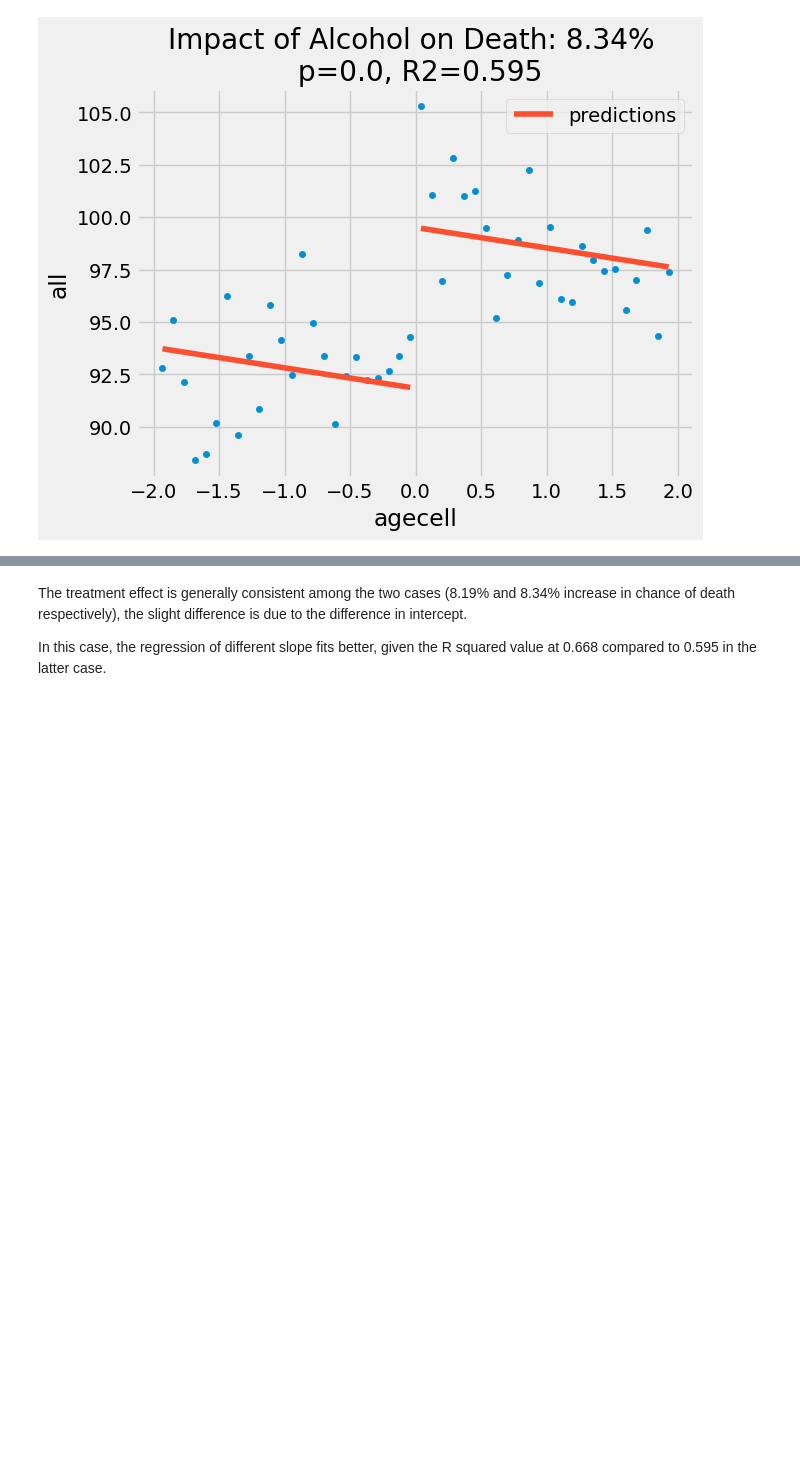
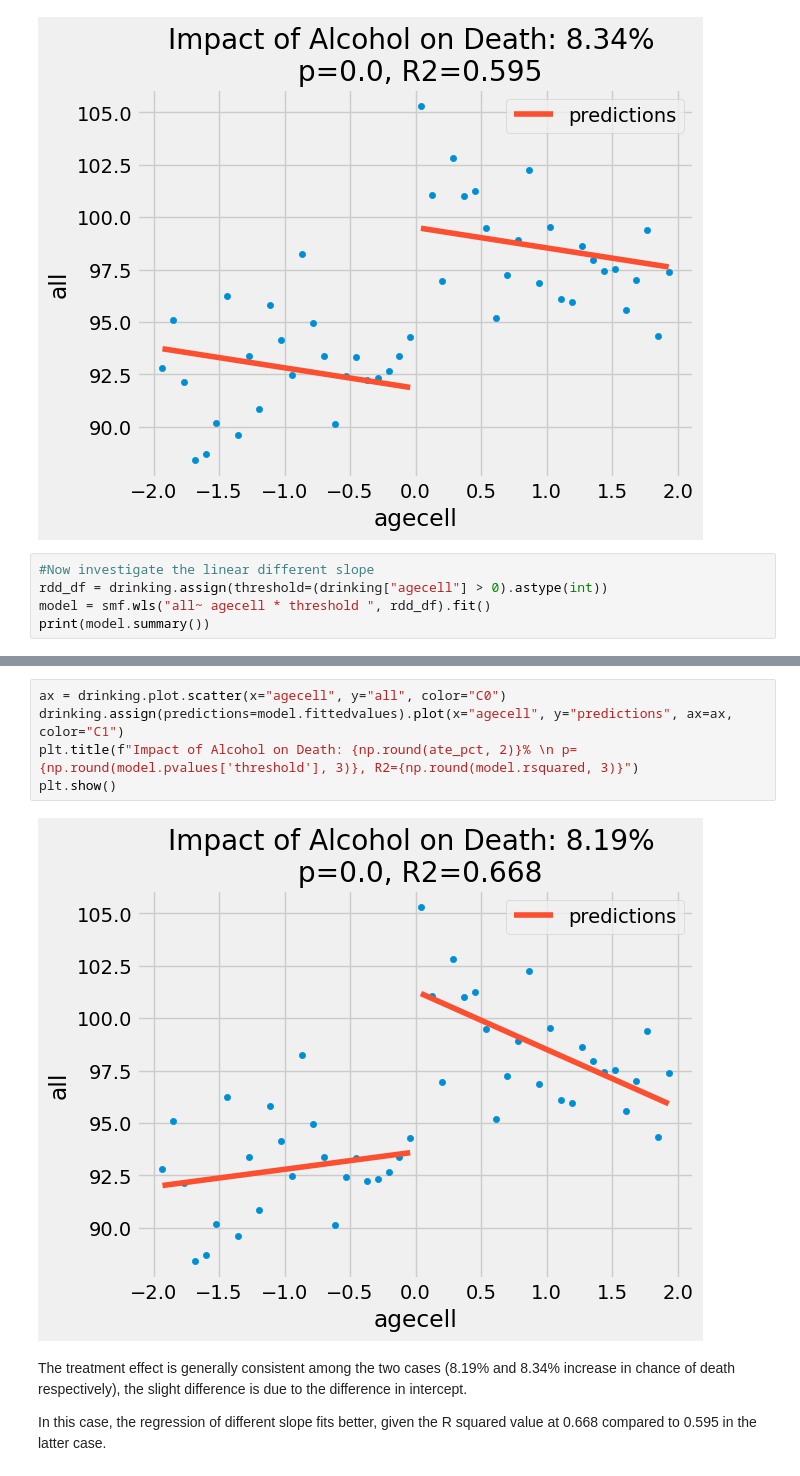
Before and after one commit to yui661/QM2, a Jupyter notebook: notebooks/W09. Regression Discontinuity.ipynb, the cells around one changed output, grey strips where cells are left out. Cells and saved outputs as stored; diff of their text form; blank space fills up the shorter version.

```diff
--- a/notebooks/W09. Regression Discontinuity.ipynb
+++ b/notebooks/W09. Regression Discontinuity.ipynb
@@ -272,3 +271,8 @@ plt.title(f"Impact of Alcohol on Death: {np.round(ate_pct2, 2)}% \n p={np.round(
 plt.show()
 # %% [output]
 [figure]
+# %%
+#Now investigate the linear different slope
+rdd_df = drinking.assign(threshold=(drinking["agecell"] > 0).astype(int))
+model = smf.wls("all~ agecell * threshold ", rdd_df).fit()
+print(model.summary())
@@ -275,3 +303,10 @@ plt.show()
+# %%
+ax = drinking.plot.scatter(x="agecell", y="all", color="C0")
+drinking.assign(predictions=model.fittedvalues).plot(x="agecell", y="predictions", ax=ax, color="C1")
+plt.title(f"Impact of Alcohol on Death: {np.round(ate_pct, 2)}% \n p={np.round(model.pvalues['threshold'], 3)}, R2={np.round(model.rsquared, 3)}")
+plt.show()
+# %% [output]
+[figure, added]
 # %% [markdown]
 The treatment effect is generally consistent among the two cases (8.19% and 8.34% increase in chance of death respectively), the slight difference is due to the difference in intercept.
 
```
Also changed, not shown: parts of 8 cells of this notebook.
